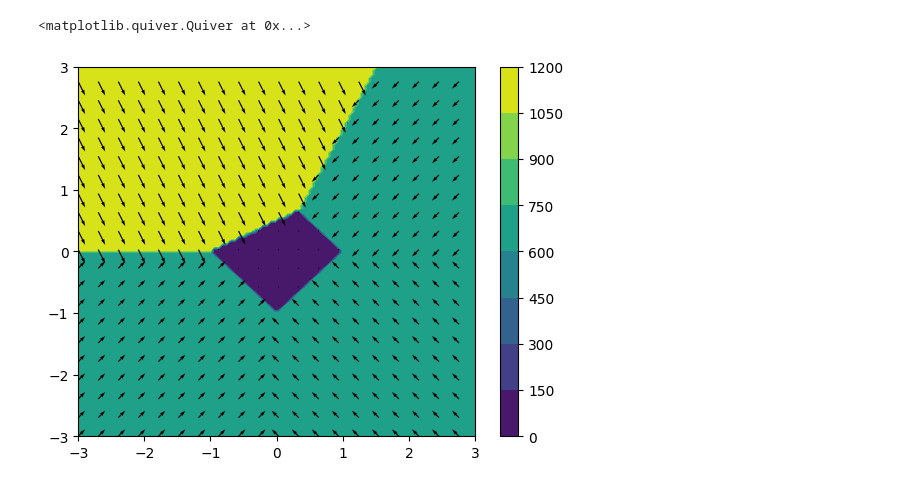
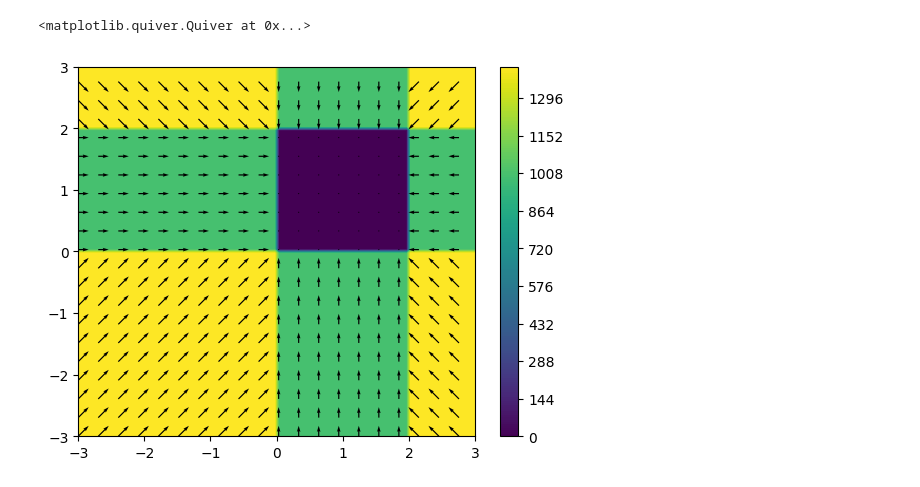
Before and after one commit to mackelab/probjax, a Jupyter notebook: scoresbibm/guidance_fn.ipynb, the cells around one changed output. Drawn from its saved outputs; the diff is of its cells as text; code cells hidden in the pictures.

```diff
--- a/scoresbibm/guidance_fn.ipynb
+++ b/scoresbibm/guidance_fn.ipynb
@@ -6,5 +8,5 @@ import jax.numpy as jnp
 import matplotlib.pyplot as plt
 # %%
 t = jnp.linspace(0, 1, 10000)
-def exp_power_scaling(t, scaling=8, max_steepness=500, order=2):
+def exp_power_scaling(t, scaling=100, max_steepness=1000, order=2):
     return jnp.exp(-t**order*scaling)*max_steepness
@@ -12,9 +19,10 @@ def exp_power_scaling(t, scaling=8, max_steepness=500, order=2):
 # Numerical stability! (Sigmoid is numerically unstable for large values)
 def log_step_fn(t,x,a,b, scaling_fn = exp_power_scaling):
     scale = scaling_fn(t)
-    x1 = jax.nn.log_sigmoid(jnp.sum(scale * (x - a), axis=-1))
-    x2 = jax.nn.log_sigmoid(jnp.sum(-scale * (x - b), axis=-1))
-    return x1 + x2
+    # Box/step function approximation i.e. x \in [a,b] approx. log_sigmoid(scale * (x - a)) + log_sigmoid(scale * (b- x))
+    x1 = jax.nn.log_sigmoid(scale * (x - a))
+    x2 = jax.nn.log_sigmoid(scale * (b- x))
+    return jnp.sum(x1 + x2, axis=1)
 
 def log_linear_fn_approximation(t,x, a , scaling_fn = exp_power_scaling):
     scale = scaling_fn(t)
@@ -22,10 +30,13 @@ def log_linear_fn_approximation(t,x, a , scaling_fn = exp_power_scaling):
     x2 = jax.nn.log_sigmoid(-scale * (jnp.sum(x * a, axis=1)))
     return x1 + x2
 
-def log_conditional_fn(t,x, index, scaling_fn = exp_power_scaling):
-    a = jnp.zeros((x.shape[-1],))
-    a = a.at[index].set(1.)
-    return log_linear_fn_approximation(t,x, a, scaling_fn=scaling_fn)
+def log_conditional_fn(t,x, condition_mask, x_o, scaling_fn = exp_power_scaling):
+    x = x.reshape(x.shape[0],-1)
+    scale = scaling_fn(t)
+    x_cond = x.at[...,condition_mask].set(x_o)
+    x1 = scale * (-jnp.sum(jnp.abs(x - x_cond), axis=1))
+    return x1
+
 
 def smaller_equal_constraint_fn(t,x, constrating_fn, constrain_value, scaling_fn = exp_power_scaling):
     scale = scaling_fn(t)
@@ -48,17 +59,17 @@ def additve_score_modifier_fn(params, t, x, node_ids, condition_mask, edge_mask,
 
     return score + interval_score_est
 # %%
-x = jnp.linspace(-3,3,100)
+x = jnp.linspace(-3.,3.,100)
 y = jnp.linspace(-3,3,100)
 X,Y = jnp.meshgrid(x,y)
 Z = jnp.stack([X,Y], axis=-1)
 Z = Z.reshape(-1,2)
-Z = log_polytope_fn_score(0., Z, jnp.array([[1.,0.],[1.,1.], [1.,-1.], [-1.,2.], [-1.,-1.]]))
+Z = step_fn_score(0.0001,Z, jnp.array([[0.,0.]]), jnp.array([[2.,2.]]))
 Z = Z.reshape(100,100, 2)
 # 2d vector field
-plt.contourf(X,Y,jnp.linalg.norm(Z, axis=-1))
+plt.contourf(X,Y,jnp.linalg.norm(Z, axis=-1), levels=200)
 plt.colorbar()
 plt.quiver(X[::5,::5],Y[::5,::5],Z[::5,::5,0],Z[::5,::5,1])
 # %% [output]
 <matplotlib.quiver.Quiver at 0x...>
-[figure, old version]
+[figure, new version]
```
Also changed, not shown: parts of 9 cells of this notebook, 25 other files.
